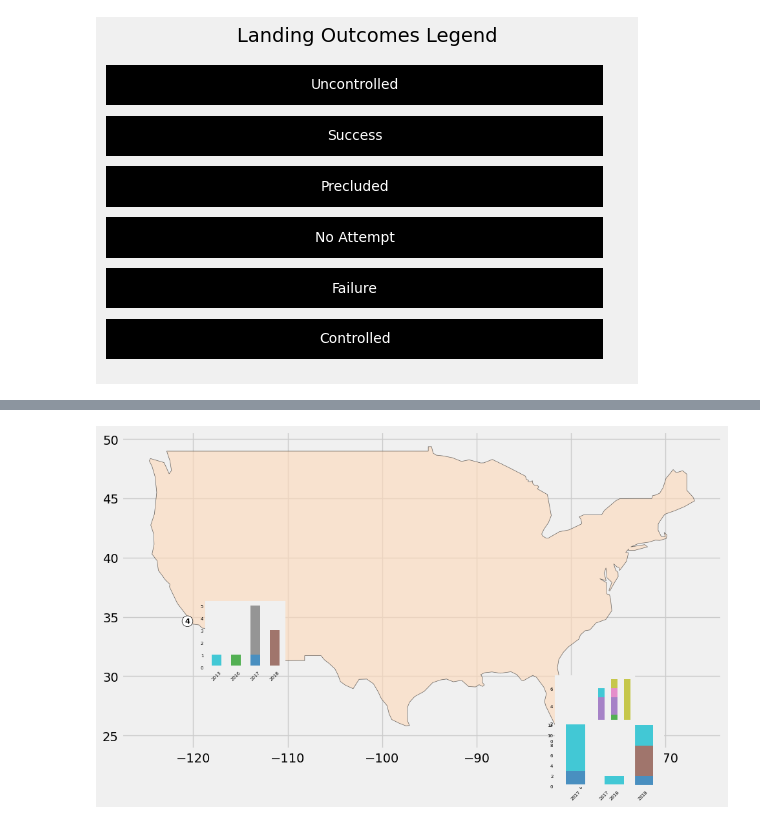
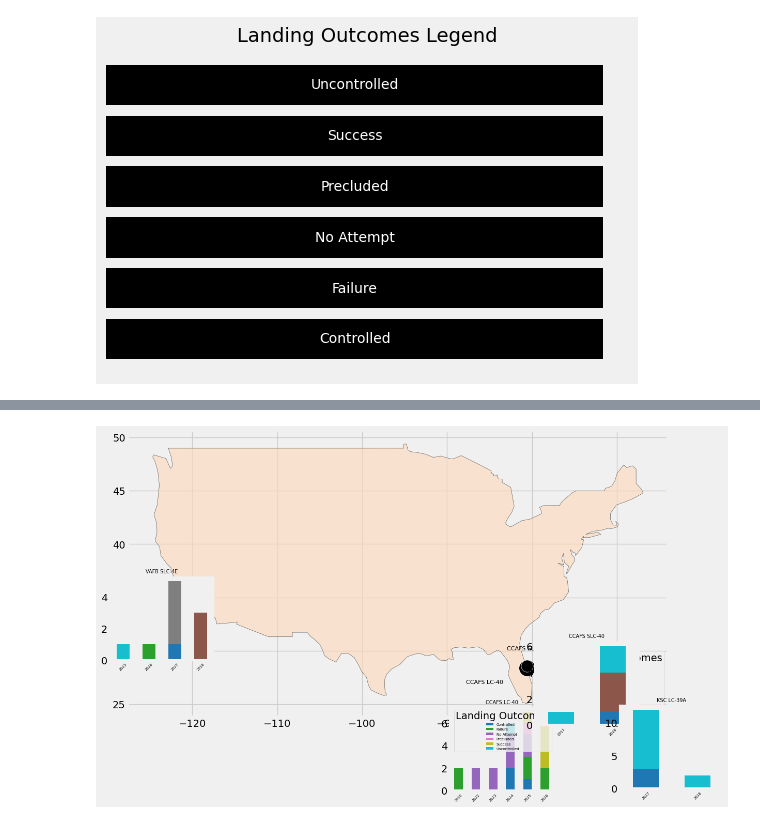
Before and after one commit to markusiewiczj/SpaceX-Launches, a Jupyter notebook: SpaceXLaunches.ipynb, the cells around one changed output, grey strips where cells are left out. Cells and saved outputs as stored; diff of their text form; code cells hidden in the pictures.

Commit message:
final attempt to fix the map

```diff
--- a/SpaceXLaunches.ipynb
+++ b/SpaceXLaunches.ipynb
@@ -198,55 +198,71 @@ from matplotlib.patches import FancyArrowPatch
 # Load USA shapefile
 world = gpd.read_file('ne_110m_admin_0_countries/ne_110m_admin_0_countries.shp')
 usa = world[world['NAME'] == 'United States of America']
 
 from shapely.geometry import box
 
 # Define a bounding box for the continental US (roughly)
 lower_48 = box(-125, 24, -66, 50)  # (minx, miny, maxx, maxy)
 
 # Clip the USA map to this bounding box
 usa = usa.intersection(lower_48)
 
 # Create GeoDataFrame for launch sites
 geometry = [Point(xy) for xy in zip(temp['long'], temp['lat'])]
 geo_temp = gpd.GeoDataFrame(temp, geometry=geometry)
 
-# Set up figure and axis with a smaller size
-fig, ax = plt.subplots(figsize=(10, 6))
+# Function to determine offset dynamically to avoid overlap
+def get_offset(index):
+    spacing_x = 10  # Increased spacing for better separation
+    spacing_y = 6
+    return (index % 3 - 1) * spacing_x, (index % 2 - 0.5) * spacing_y
+
+# Set up figure and axis
+fig, ax = plt.subplots(figsize=(12, 8))
 usa.plot(ax=ax, color="peachpuff", edgecolor="black", alpha=0.6)
 
-# Function to dynamically offset text and histograms
-def get_offset(index):
-    offsets = [(1.5, 2), (-1.5, 2), (1.5, -2), (-1.5, -2)]
-    return offsets[index % len(offsets)]
+# Color mapping for outcomes
+color_mapping = {
+    "Controlled": "#FFA500",
+    "Failure": "#FF0000",
+    "No Attempt": "#800080",
+    "Precluded": "#808080",
+    "Success": "#008000",
+    "Uncontrolled": "#6495ED",
+}
 
-# Add launch sites and histograms
-for idx, (_, site) in enumerate(geo_temp.iterrows(), start=1):
+# Add histograms without overlap
+for idx, (_, site) in enumerate(geo_temp.iterrows()):
     x, y = site.geometry.x, site.geometry.y
     dx, dy = get_offset(idx)
+    ax.scatter(x, y, s=site['count'] * 20, color="black", edgecolor="white", zorder=5)
+    ax.annotate(site['Launch.Site'], (x + dx / 2, y + dy / 2), fontsize=8, ha='center')
 
-    # Plot number at launch site
-    ax.text(x, y, str(idx), fontsize=8, fontweight='bold', color='black',
-            ha='center', va='center', bbox=dict(facecolor='white', edgecolor='black', boxstyle='circle'))
-
-    # Add inset axes for histograms
-    inset_ax = inset_axes(ax, width=1.2, height=1, loc="upper left",
-                          bbox_to_anchor=(x + dx, y + dy, 0, 0), bbox_transform=ax.transData, borderpad=0.4)
+    # Adjust inset size and position to improve spacing
+    inset_ax = inset_axes(ax, width=2.0, height=1.6, loc="upper left",
+                          bbox_to_anchor=(x + dx, y + dy, 0, 0), bbox_transform=ax.transData, borderpad=0.8)
 
     site_data = RES[RES['Launch.Site'] == site['Launch.Site']]
     if not site_data.empty:
         grouped_data = site_data.groupby(['Year', 'Landing.Outcome.v3']).size().unstack(fill_value=0)
+        grouped_data.plot(kind='bar', stacked=True, ax=inset_ax, colormap="tab10")
 
-        if not grouped_data.empty:
-            grouped_data.plot(kind='bar', stacked=True, ax=inset_ax, legend=False, colormap="tab10", alpha=0.8)
-            inset_ax.tick_params(axis='x', labelsize=5, rotation=45)
-            inset_ax.tick_params(axis='y', labelsize=5)
-            inset_ax.set_xlabel("")
-            inset_ax.set_ylabel("")
-            inset_ax.grid(False)
+        inset_ax.set_title(f"{site['Launch.Site']}", fontsize=7)
+        inset_ax.tick_params(axis='x', labelsize=5, rotation=45)
+        inset_ax.set_xlabel("")
+        inset_ax.set_ylabel("")
+        inset_ax.grid(False)
 
-# Reduce figure padding
-plt.tight_layout()
+        # Only add legend once
+        if idx == 0:
+            inset_ax.legend(title='Landing Outcomes', fontsize=5, loc='upper right')
+        else:
+            inset_ax.get_legend().remove()
+
+# Add legend for colors
+legend_elements = [mpatches.Patch(color=color, label=outcome) for outcome, color in color_mapping.items()]
+ax.legend(handles=legend_elements, loc='lower right', title='Landing Outcomes', fontsize=8)
+
 plt.show()
 # %% [output]
-[figure, old version]
+[figure, new version]
```
Also changed, not shown: parts of 1 cell of this notebook.
